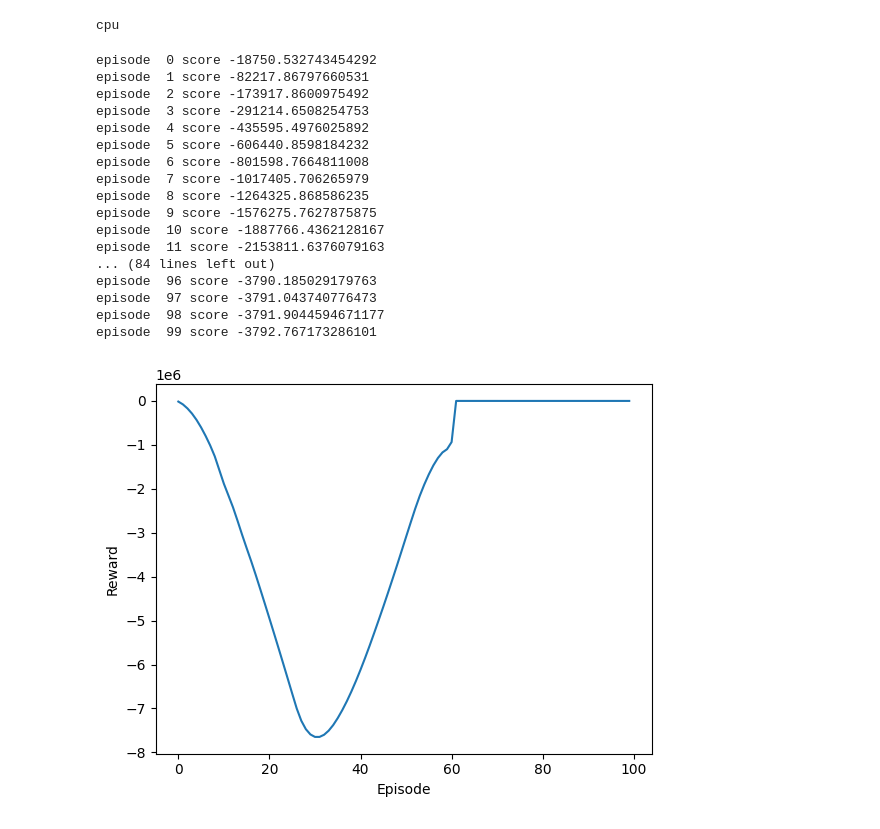
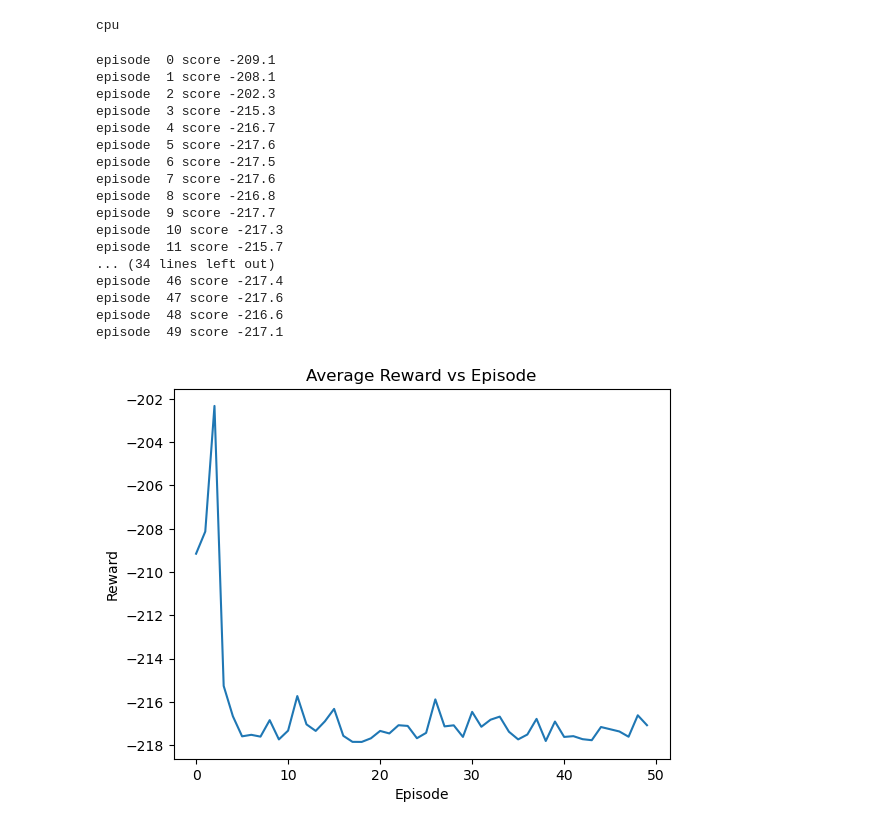
Before and after one commit to BuzzingTaz/RL-Project-2, a Jupyter notebook: DDPG.ipynb, the cells around one changed output. Cells and saved outputs as stored; diff of their text form; code cells hidden in the pictures.

Commit message:
ddpg should modify

```diff
--- a/DDPG.ipynb
+++ b/DDPG.ipynb
@@ -329,52 +235,56 @@ class DDPG_Agent(object):
         self.target_actor.load_state_dict(actor_state_dict)
 # %%
 
-agent = DDPG_Agent(alpha=0.0001, beta=0.001, input_dims_actor=[6], input_dims_critic=[6,3], input_dims_buff=[6,3], tau=0.001, batch_size=64, layer1_size=30, layer2_size=30, n_actions=3)
+agent = DDPG_Agent(alpha=0.0001, beta=0.001, input_dims_actor=[6], input_dims_critic=[6,3], input_dims_buff=[6,3], tau=0.01, gamma=0.9,batch_size=64, layer1_size=512, layer2_size=512, n_actions=3)
 env = Environment(state = np.array([0, 1, 0, -1, 0, 0]), mu = 0.05, m = 1, g = 9.8, thetamin = 0, thetamax = np.pi, phimin = 0, phimax = 2*np.pi, Tmin = 0, Tmax = 20, dt = 0.02, dphi = 0.0175, dtheta = 0.0175)
 np.random.seed(0)
 
-score_history = []
-for i in range(100):
-    state = [0, 1, 0, -1, 0, 0]
+Average_Rewards = []
+for i in range(50):
+    env.reset()
     done = False
     score = 0
     its = 0
-    while not done and its<300:
-        act = agent.choose_action(state)
+    total_reward = []
+    while not done and its<3000:
+        act = agent.choose_action(env.state)
         # print(act)
-        new_state, reward, done = env.infostep(its,act)
+        state, new_state, reward, done = env.infostep(its,act)
         agent.remember(state, act, reward, new_state, int(done))
         agent.learn(its%18)
-        score += reward
-        state = new_state
+        total_reward.append(reward)
         its+=1
 
-    score_history.append(score)
+    tr = 0
+    for r in total_reward[::-1]:
+        tr = agent.gamma*tr + r
+    # tr = tr/its
+    Average_Rewards.append(tr)
 
-
-    print('episode ', i, 'score', score)
+    print('episode ', i, 'score %.1f' % tr)
 # %% [output]
-episode  0 score -18750.532743454292
-episode  1 score -82217.86797660531
-episode  2 score -173917.8600975492
-episode  3 score -291214.6508254753
-episode  4 score -435595.4976025892
-episode  5 score -606440.8598184232
-episode  6 score -801598.7664811008
-episode  7 score -1017405.706265979
-episode  8 score -1264325.868586235
-episode  9 score -1576275.7627875875
-episode  10 score -1887766.4362128167
-episode  11 score -2153811.6376079163
-... (84 lines left out)
-episode  96 score -3790.185029179763
-episode  97 score -3791.043740776473
-episode  98 score -3791.9044594671177
-episode  99 score -3792.767173286101
+episode  0 score -209.1
+episode  1 score -208.1
+episode  2 score -202.3
+episode  3 score -215.3
+episode  4 score -216.7
+episode  5 score -217.6
+episode  6 score -217.5
+episode  7 score -217.6
+episode  8 score -216.8
+episode  9 score -217.7
+episode  10 score -217.3
+episode  11 score -215.7
+... (34 lines left out)
+episode  46 score -217.4
+episode  47 score -217.6
+episode  48 score -216.6
+episode  49 score -217.1
 # %%
-plt.plot(np.arange(len(score_history)), score_history)
+plt.plot(np.arange(len(Average_Rewards)), Average_Rewards)
 plt.xlabel('Episode')
 plt.ylabel('Reward')
+plt.title('Average Reward vs Episode')
 plt.show()
 # %% [output]
-[figure, old version]
+[figure, new version]
```
Also changed, not shown: parts of 7 cells of this notebook.
